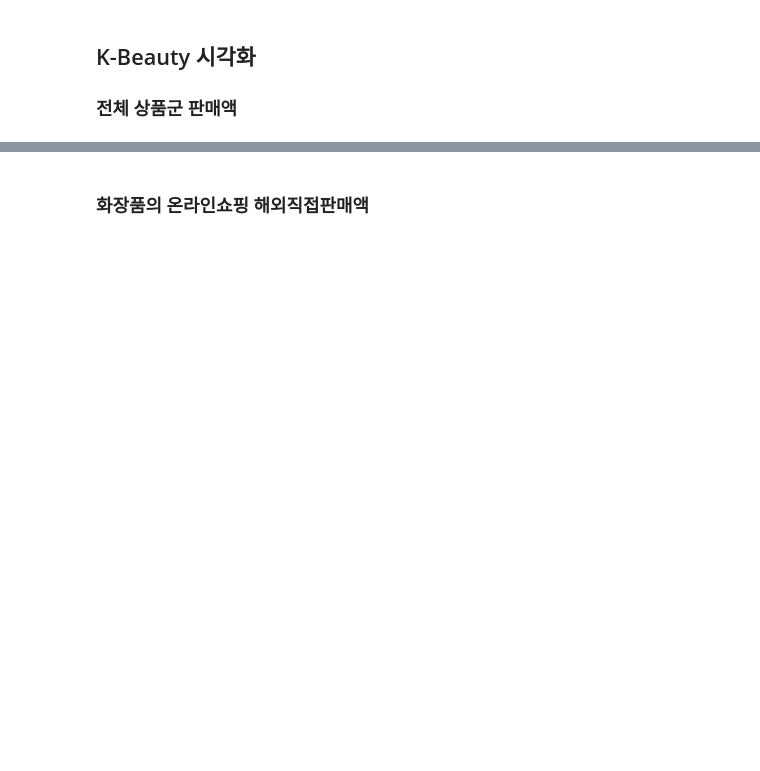
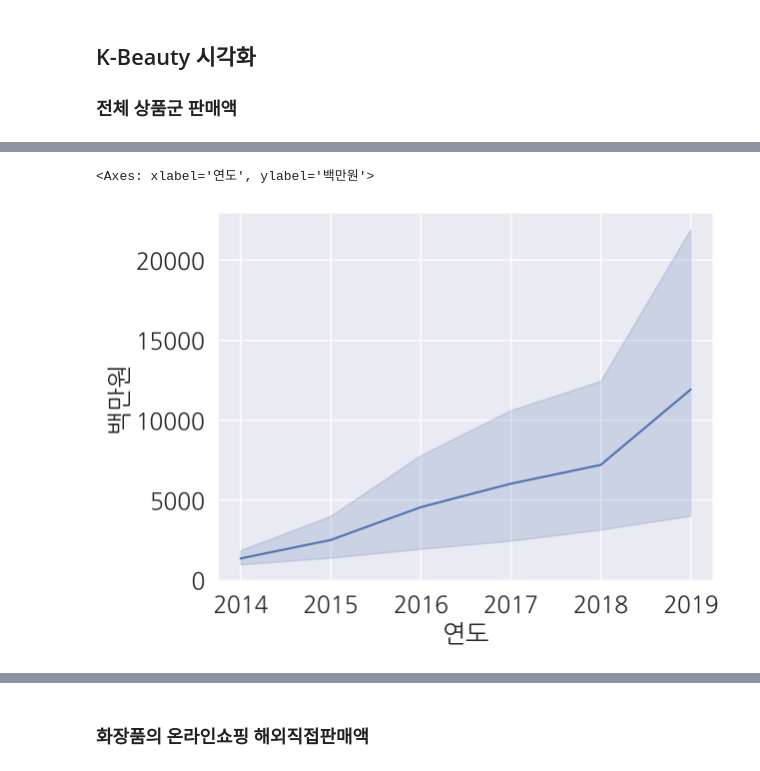
Before and after one commit to jhk990602/datapractice, a Jupyter notebook: K_beauty_온라인판매분석.ipynb, the cells around one changed output, grey strips where cells are left out. Saved outputs shown, nothing was run; the diff lists cells and outputs as text; code cells hidden in the pictures; blank space fills up the shorter version.

```diff
--- a/K_beauty_온라인판매분석.ipynb
+++ b/K_beauty_온라인판매분석.ipynb
@@ -105,0 +143,2 @@ df_raw[df_raw['국가(대륙)별']=='미국']
+# %%
+df['분기']=list(map(lambda x : int(x.split(".")[1].split()[0].split("/")[0]), df["기간"]))
@@ -110,2 +156,5 @@ df_raw[df_raw['국가(대륙)별']=='미국']
+# %%
+import numpy as np
+df['백만원']=df["백만원"].replace("-", np.nan).astype(float)
 # %% [markdown]
 ### 필요없는 데이터 제거하기
@@ -112,2 +178,4 @@ df_raw[df_raw['국가(대륙)별']=='미국']
+# %%
+df=df[(df['국가(대륙)별']!= '합계')& (df['상품군별']!= '합계')].copy()
 # %%
 # 합계 데이터는 따로 구할 수 있기 때문에 전체 데이터에서 제거합니다.
@@ -125,0 +221,4 @@ plt.figure(figsize=(15, 4))
+# %%
+#판매유형별이 '계'가 아닌 것은 백만원 값들이 결측치임. 따라서 계 인것만
+df_total =df[df['판매유형별'] == '계'].copy()
+df_total.head()
@@ -125,0 +232,6 @@ plt.figure(figsize=(15, 4))
+# %%
+#연도,판매액 lineplot으로 그리기
+sns.lineplot(data=df_total, x='연도',y='백만원')
+# %% [output]
+<Axes: xlabel='연도', ylabel='백만원'>
+[figure, added]
```
Also changed, not shown: parts of 33 cells of this notebook.
